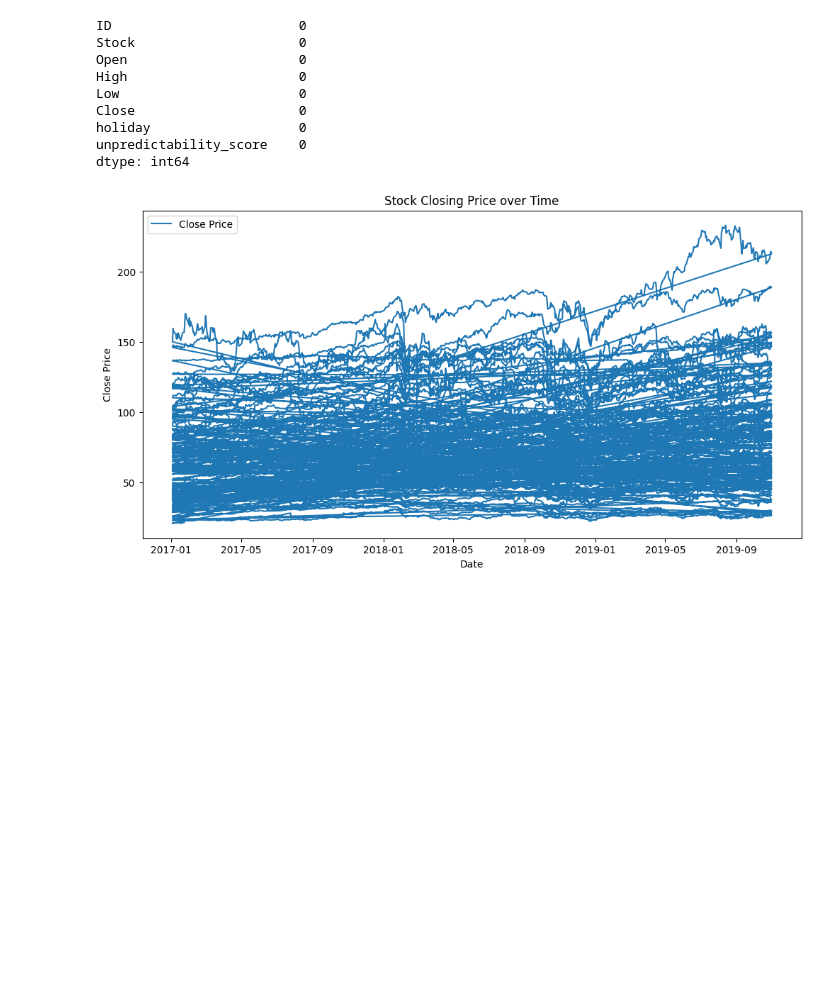
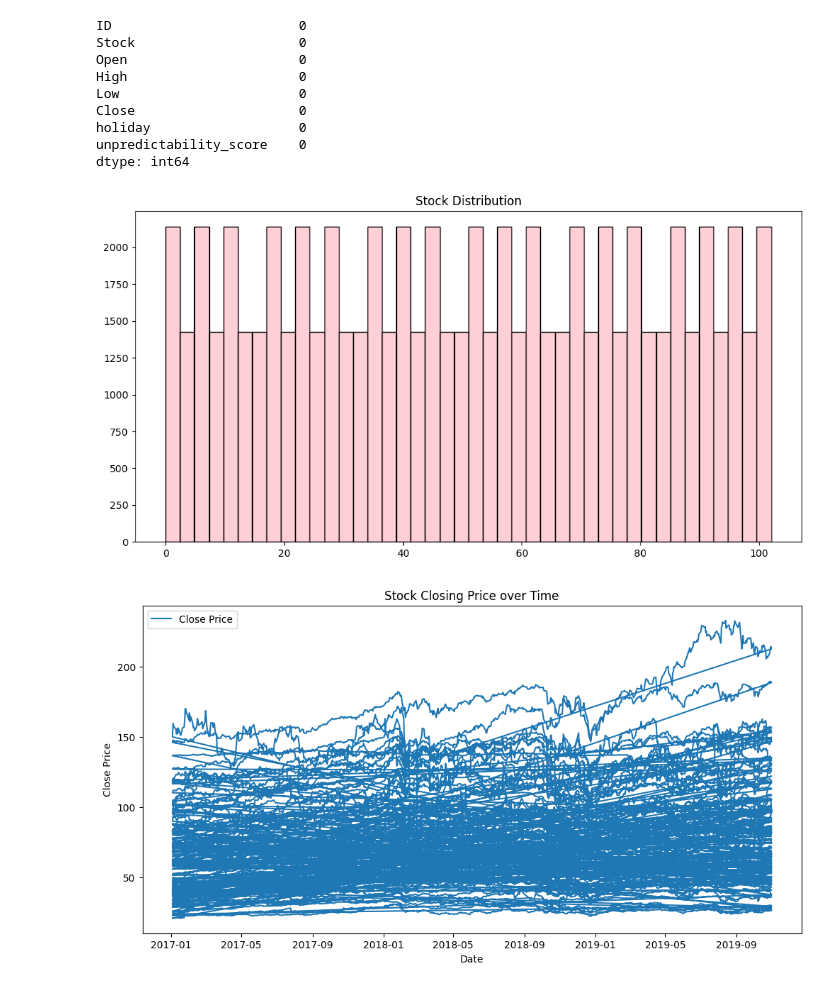
Before and after one commit to prathameshsutar1904/Stock_Prediction, a Jupyter notebook: app.ipynb, the cells around one changed output. Cells and saved outputs as stored; diff of their text form; code cells hidden in the pictures; blank space fills up the shorter version.

```diff
--- a/app.ipynb
+++ b/app.ipynb
@@ -104,6 +105,15 @@ Close                     0
 holiday                   0
 unpredictability_score    0
 dtype: int64
+# %%
+plt.figure(figsize=(12, 6))
+sns.histplot(df['Stock'], color= 'pink')
+plt.title('Stock Distribution')
+plt.xlabel('')
+plt.ylabel('')
+plt.show()
+# %% [output]
+[figure, added]
 # %%
 plt.figure(figsize=(12,6))
 plt.plot(df['Close'], label= 'Close Price')
```
Also changed, not shown: parts of 1 cell of this notebook, 1 other file.
